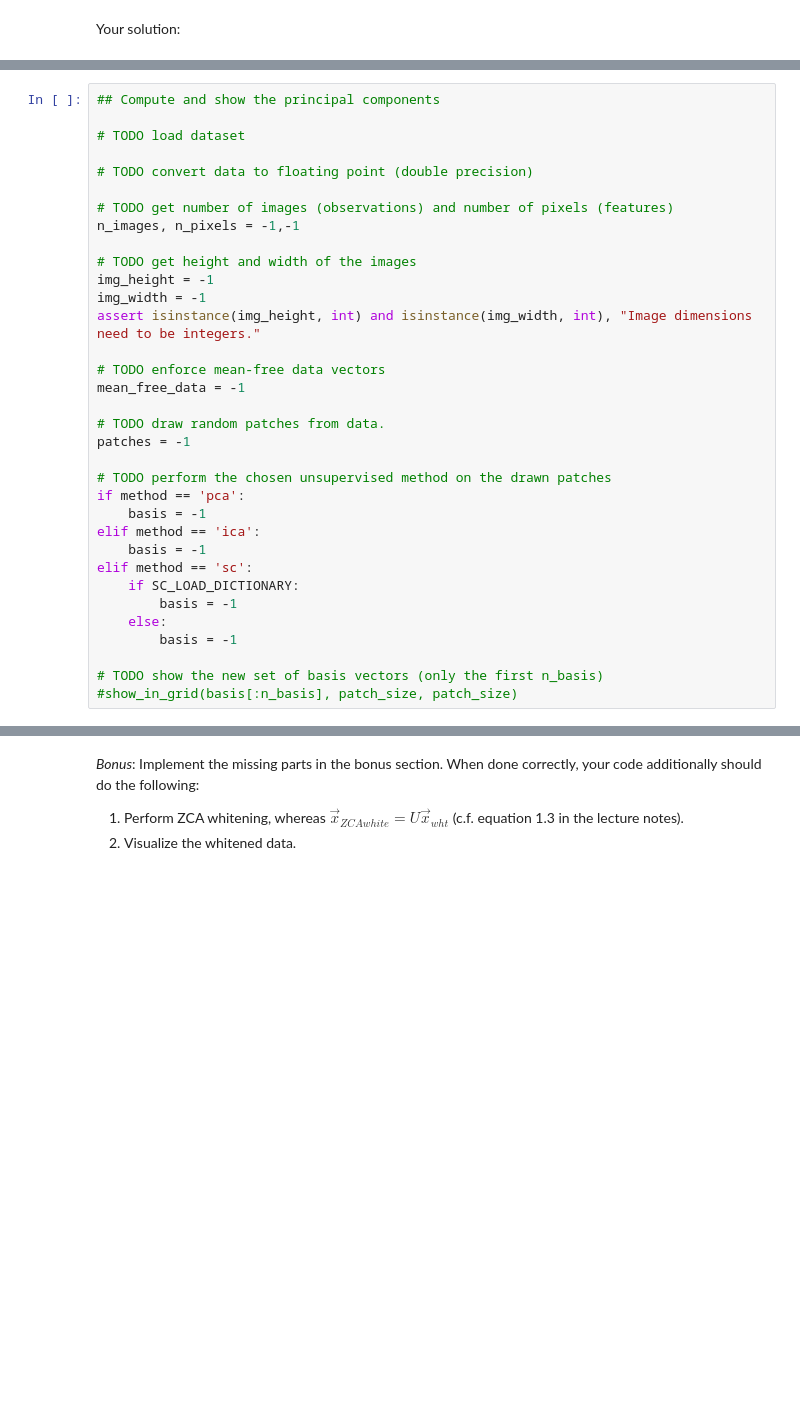
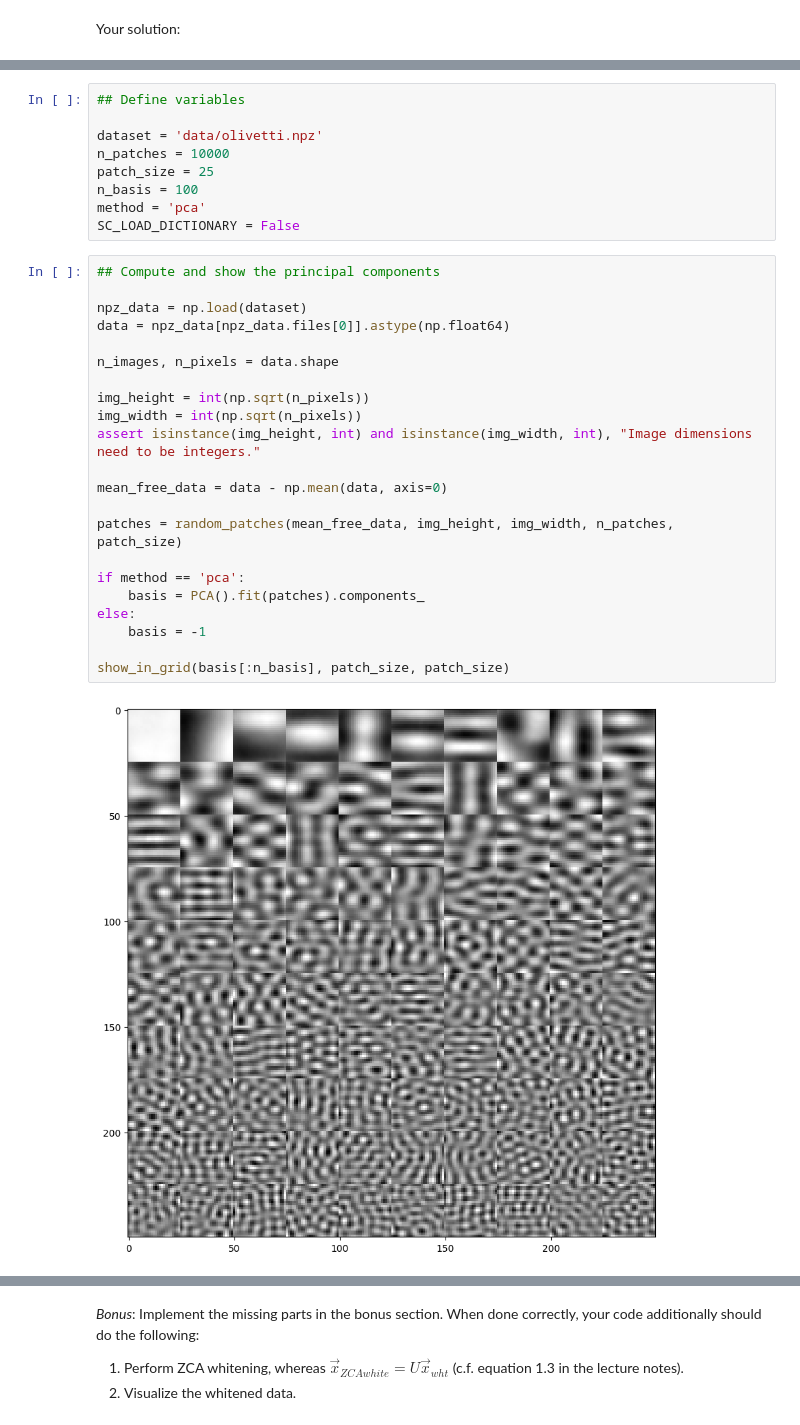
Before and after one commit to Niemand1337/Hand-of-Laplace, a Jupyter notebook: exercise_1.ipynb, the cells around one changed output, grey strips where cells are left out. Saved outputs shown, nothing was run; the diff lists cells and outputs as text; blank space fills up the shorter version.

```diff
--- a/exercise_1.ipynb
+++ b/exercise_1.ipynb
@@ -155,37 +134,36 @@ SC_LOAD_DICTIONARY = False
-# %%
-## Compute and show the principal components
-
-# TODO load dataset
-
-# TODO convert data to floating point (double precision)
-
-# TODO get number of images (observations) and number of pixels (features)
-n_images, n_pixels = -1,-1
-
-# TODO get height and width of the images
-img_height = -1
-img_width = -1
-assert isinstance(img_height, int) and isinstance(img_width, int), "Image dimensions need to be integers."
-
-# TODO enforce mean-free data vectors
-mean_free_data = -1
-
-# TODO draw random patches from data.
-patches = -1
-
-# TODO perform the chosen unsupervised method on the drawn patches
-if method == 'pca':
-    basis = -1
-elif method == 'ica':
-    basis = -1
-elif method == 'sc':
-    if SC_LOAD_DICTIONARY:
-        basis = -1
-    else:
-        basis = -1
-
-# TODO show the new set of basis vectors (only the first n_basis)
-#show_in_grid(basis[:n_basis], patch_size, patch_size)
+# %%
+## Define variables
+
+dataset = 'data/olivetti.npz'
+n_patches = 10000
+patch_size = 25
+n_basis = 100
+method = 'pca'
+SC_LOAD_DICTIONARY = False
+# %%
+## Compute and show the principal components
+
+npz_data = np.load(dataset)
+data = npz_data[npz_data.files[0]].astype(np.float64)
+
+n_images, n_pixels = data.shape
+
+img_height = int(np.sqrt(n_pixels))
+img_width = int(np.sqrt(n_pixels))
+assert isinstance(img_height, int) and isinstance(img_width, int), "Image dimensions need to be integers."
+
+mean_free_data = data - np.mean(data, axis=0)
+
+patches = random_patches(mean_free_data, img_height, img_width, n_patches, patch_size)
+
+if method == 'pca':
+    basis = PCA().fit(patches).components_
+else:
+    basis = -1
+
+show_in_grid(basis[:n_basis], patch_size, patch_size)
+# %% [output]
+[figure, added]
 # %%
 # RECONSTRUCTION
 ## Use different subsets of the new basis vectors to reconstruct a random patch
```
Also changed, not shown: parts of 22 cells of this notebook.
